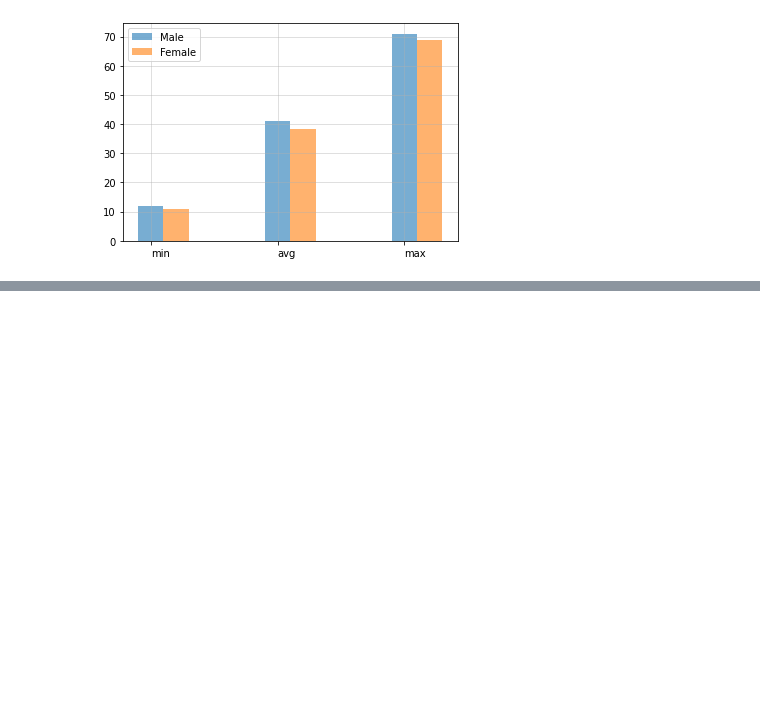
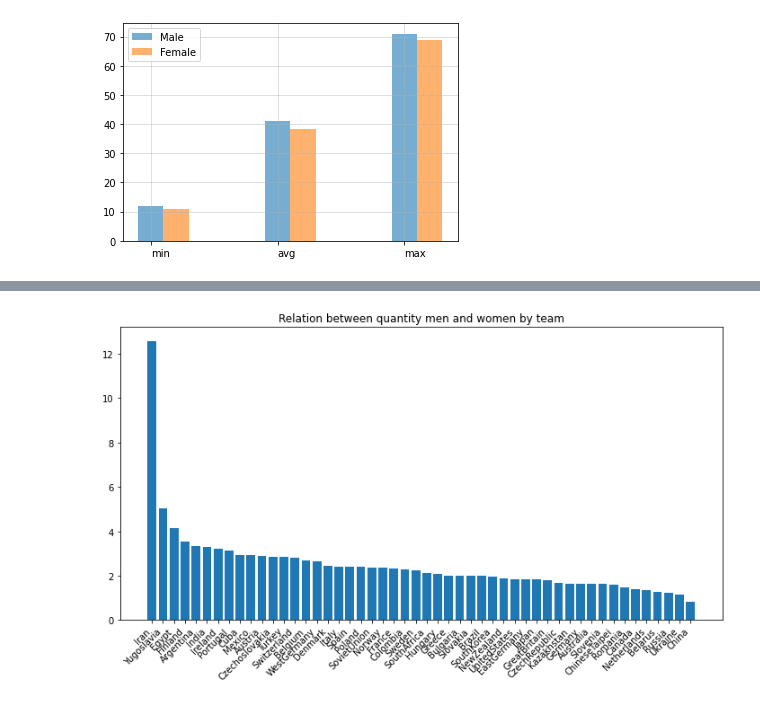
Before and after one commit to Hramos93/PandasSQL-StastSports, a Jupyter notebook: StastSport.ipynb, the cells around one changed output, grey strips where cells are left out. Saved outputs shown, nothing was run; the diff lists cells and outputs as text; code cells hidden in the pictures; blank space fills up the shorter version.

```diff
--- a/StastSport.ipynb
+++ b/StastSport.ipynb
@@ -118,0 +151,44 @@ summary
+# %%
+M = team('Male','Team','count')
+F = team('Female','Team','count')
+# %%
+def joinMF():
+    qry = sql('''
+    -- METRICS
+    SELECT
+    Team,
+    Mcount,
+    Fcount,
+    (Mcount - Fcount) as diference,
+    ROUND(CAST(Mcount as float) / CAST(Fcount as float),2)  as div
+    FROM
+    (-- FILL VALUE WITH 0 WHERE FCOUNT IS NAN
+    SELECT
+    Team,
+    Mcount,
+    COALESCE(Fcount,0) as Fcount
+    FROM
+    ( -- JOIN TABLE M,F
+    SELECT
+    M.Team,
+    M.count as Mcount,
+    F.count as Fcount
+    FROM M
+    LEFT JOIN F
+    ON M.Team = F.Team))
+    ''')
+    return qry
+# %%
+joinMF = joinMF()
+joinMF = joinMF[~joinMF['div'].isnull()]
+# %%
+joinMF50 = joinMF.head(50)
+joinMF50 = joinMF50.sort_values(by='div', ascending=False)
+# %%
+plt.figure(figsize=(12,6))
+plt.bar(joinMF50['Team'],joinMF50['div'])
+plt.xticks(rotation=45,horizontalalignment="right")
+plt.title("Relation between quantity men and women by team")
+plt.show()
+# %% [output]
+[figure, added]
```
Also changed, not shown: parts of 18 cells of this notebook.
